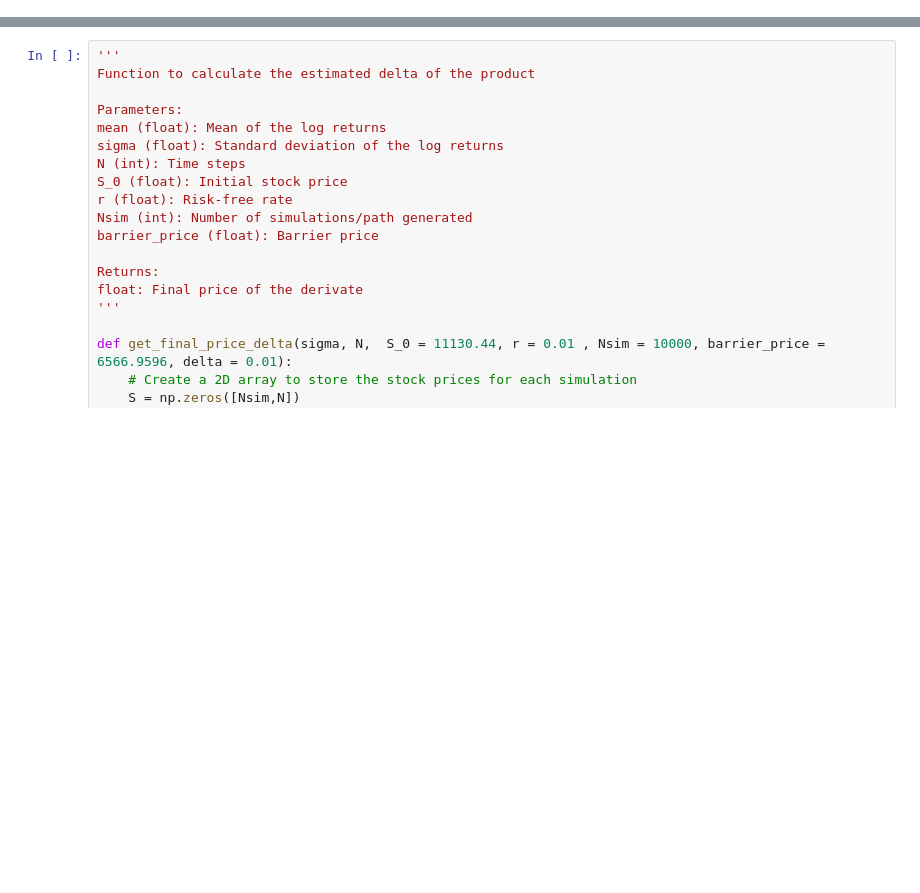
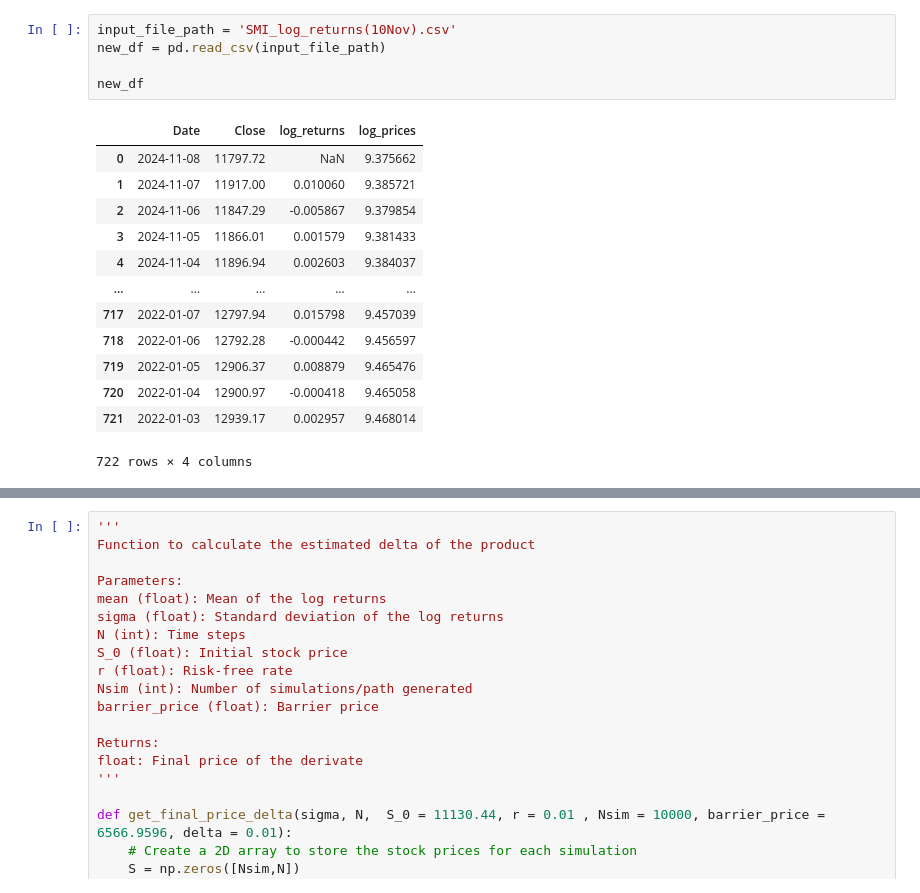
Before and after one commit to mk43v3r/MH4518-Simulation-Techniques-In-Finance, a Jupyter notebook: others.ipynb, the cells around one changed output, grey strips where cells are left out. Cells and saved outputs as stored; diff of their text form; blank space fills up the shorter version.

```diff
--- a/others.ipynb
+++ b/others.ipynb
@@ -1 +9,20 @@
+# %%
+input_file_path = 'SMI_log_returns(10Nov).csv'
+new_df = pd.read_csv(input_file_path)
+
+new_df
+# %% [output]
+|  | Date | Close | log_returns | log_prices |
+| 0 | 2024-11-08 | 11797.72 | NaN | 9.375662 |
+| 1 | 2024-11-07 | 11917.00 | 0.010060 | 9.385721 |
+| 2 | 2024-11-06 | 11847.29 | -0.005867 | 9.379854 |
+| 3 | 2024-11-05 | 11866.01 | 0.001579 | 9.381433 |
+| 4 | 2024-11-04 | 11896.94 | 0.002603 | 9.384037 |
+| ... | ... | ... | ... | ... |
+| 717 | 2022-01-07 | 12797.94 | 0.015798 | 9.457039 |
+| 718 | 2022-01-06 | 12792.28 | -0.000442 | 9.456597 |
+| 719 | 2022-01-05 | 12906.37 | 0.008879 | 9.465476 |
+| 720 | 2022-01-04 | 12900.97 | -0.000418 | 9.465058 |
+| 721 | 2022-01-03 | 12939.17 | 0.002957 | 9.468014 |
+722 rows × 4 columns
 # %%
```
Also changed, not shown: parts of 6 cells of this notebook, 1 other file.
